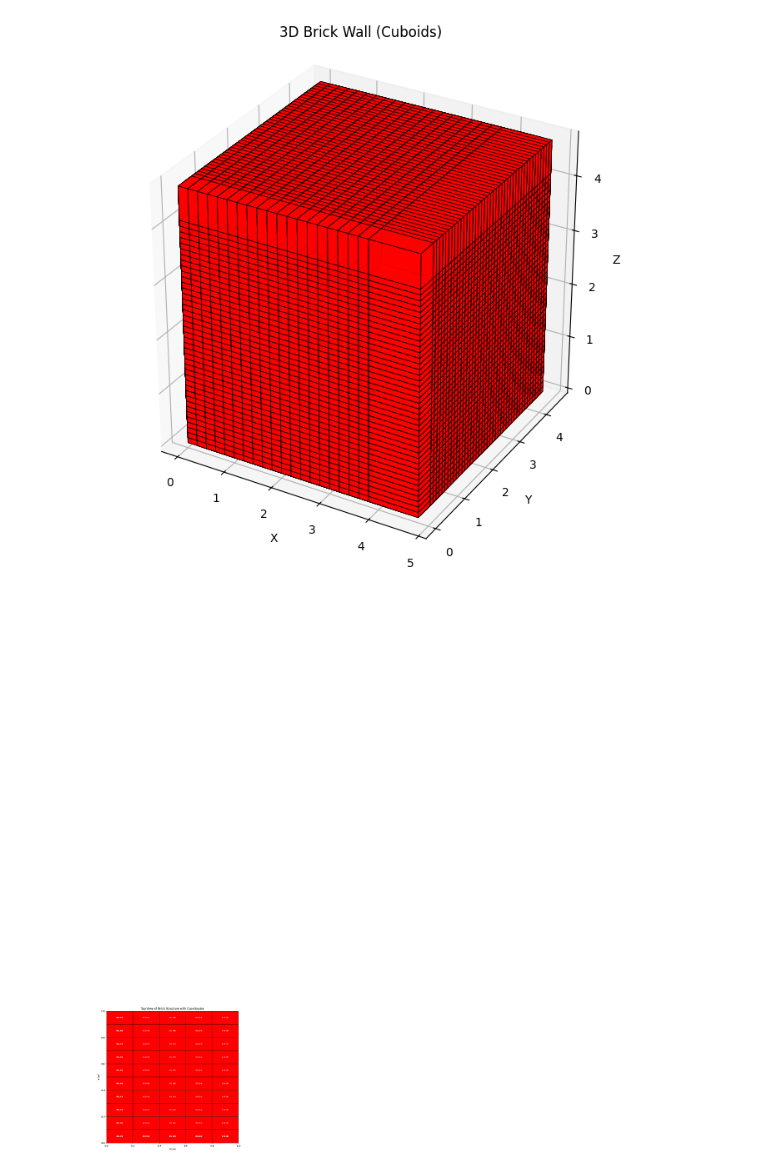
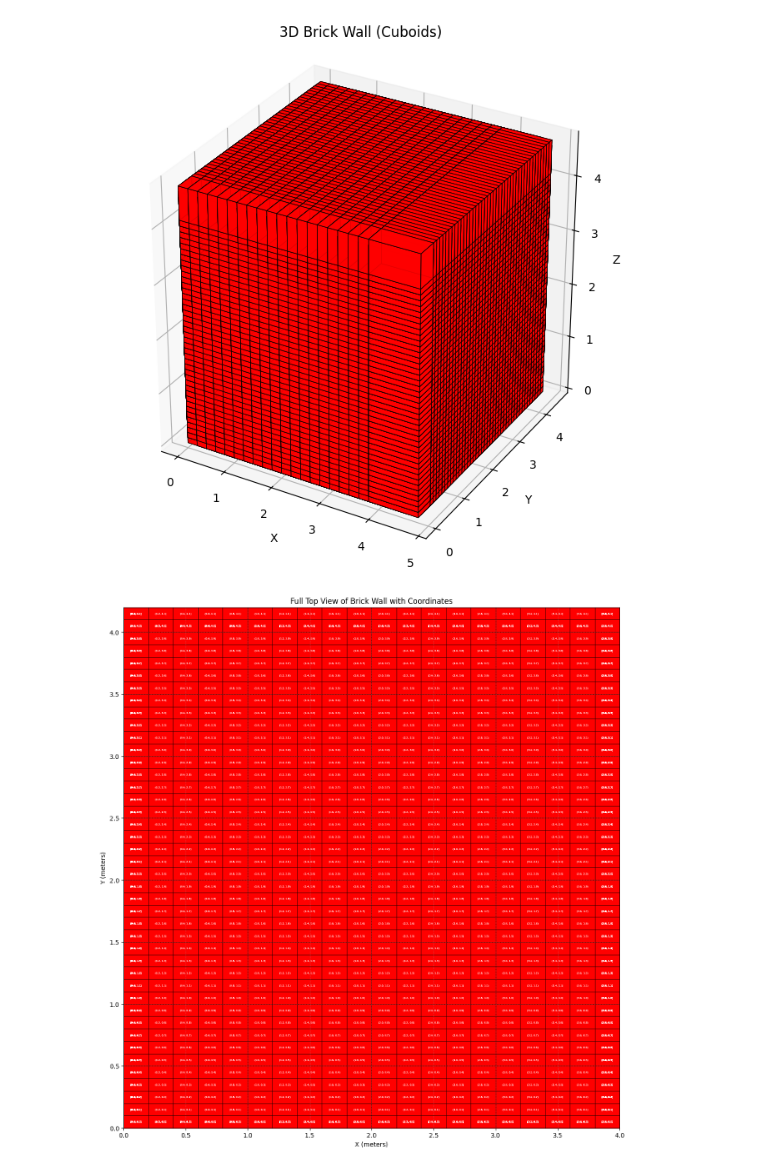
Before and after one commit to PragyaVijay1222/Visualisation, a Jupyter notebook: Layout.ipynb, the cells around one changed output. Drawn from its saved outputs; the diff is of its cells as text; code cells hidden in the pictures.

```diff
--- a/Layout.ipynb
+++ b/Layout.ipynb
@@ -182,30 +182,34 @@ plt.show()
 [figure]
 # %%
 # Brick dimensions (must match your real ones)
-BRICK_L, BRICK_W = 0.2, 0.1   # length (x), width (y) in meters
+BRICK_L, BRICK_W = 0.2, 0.1   # length (X), width (Y)
 
-# Create top-view plot
-fig, ax = plt.subplots(figsize=(10, 10))
+# Create top-view figure
+fig, ax = plt.subplots(figsize=(20, 15))
 
 for _, row in df.iterrows():
     x, y = row["X"], row["Y"]
 
-    # Draw brick as a red rectangle with black border
+    # Draw brick rectangle (top view)
     rect = plt.Rectangle((x, y), BRICK_L, BRICK_W,
-                         facecolor="red", edgecolor="black", lw=1)
+                         facecolor="red", edgecolor="black", lw=0.5)
     ax.add_patch(rect)
 
-    # Mark each brick with its (x, y) coordinate
+    # Label brick with its X, Y coordinate at center
     ax.text(x + BRICK_L/2, y + BRICK_W/2,
             f"({x:.1f}, {y:.1f})",
-            ha="center", va="center", fontsize=6, color="white")
+            ha="center", va="center", fontsize=4, color="white")
 
-# Labels & scaling
-ax.set_xlabel("X (m)")
-ax.set_ylabel("Y (m)")
-ax.set_title("Top View of Brick Structure with Coordinates")
-ax.set_aspect("equal")  # equal scaling
-plt.grid(True, linestyle="--", alpha=0.5)
+# Set limits to show *entire wall footprint*
+ax.set_xlim(0, df["X"].max() + BRICK_L)
+ax.set_ylim(0, df["Y"].max() + BRICK_W)
+
+# Labels and style
+ax.set_xlabel("X (meters)")
+ax.set_ylabel("Y (meters)")
+ax.set_title("Full Top View of Brick Wall with Coordinates")
+ax.set_aspect("equal")
+plt.grid(True, linestyle="--", alpha=0.3)
 plt.show()
 # %% [output]
-[figure, old version]
+[figure, new version]
```
